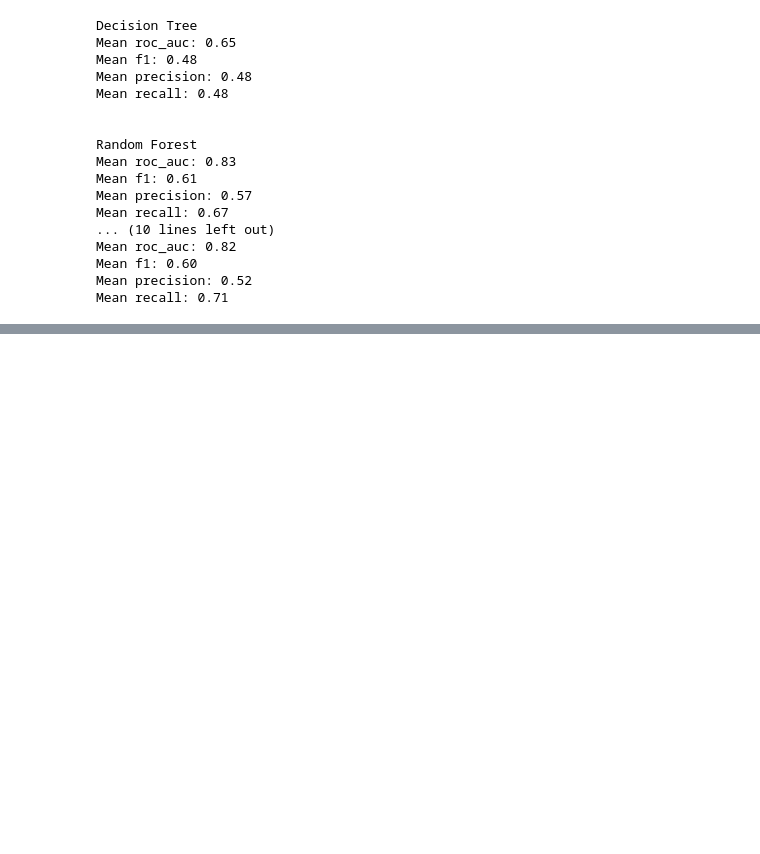
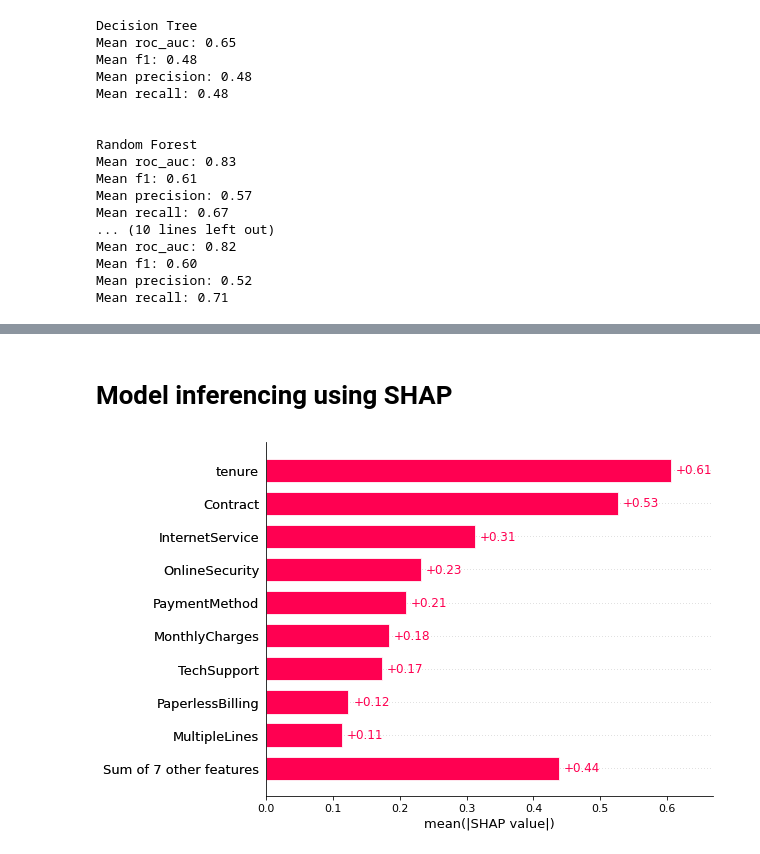
Before and after one commit to agno-nymous/Telco-customer-churn, a Jupyter notebook: notebooks/2_preprocessing.ipynb, the cells around one changed output, grey strips where cells are left out. Saved outputs shown, nothing was run; the diff lists cells and outputs as text; code cells hidden in the pictures; blank space fills up the shorter version.

```diff
--- a/notebooks/2_preprocessing.ipynb
+++ b/notebooks/2_preprocessing.ipynb
@@ -190,0 +304,2 @@ The best model is found to be XGBoost which had the large scores in both roc-auc
+# %% [markdown]
+# Model inferencing using SHAP
@@ -190,0 +310,8 @@ The best model is found to be XGBoost which had the large scores in both roc-auc
+# %%
+# explain the model's predictions using SHAP
+explainer = shap.Explainer(model)
+shap_values = explainer(x_train)
+# %%
+shap.plots.bar(shap_values)
+# %% [output]
+[figure, added]
```
Also changed, not shown: parts of 24 cells of this notebook, 2 other files.
